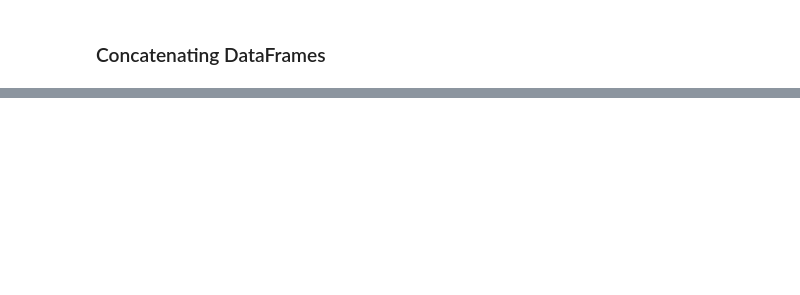
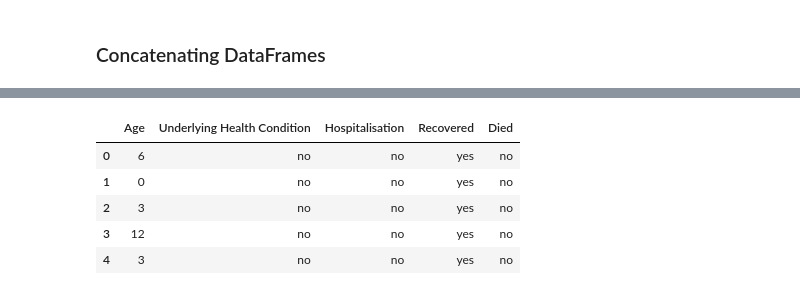
Before and after one commit to AineNicD/simulating-data, a Jupyter notebook: simulating-data.ipynb, the cells around one changed output, grey strips where cells are left out. Drawn from its saved outputs; the diff is of its cells as text; code cells hidden in the pictures; blank space fills up the shorter version.

```diff
--- a/simulating-data.ipynb
+++ b/simulating-data.ipynb
@@ -543,0 +666,9 @@ print(df)
+# %%
+df.head()
+# %% [output]
+|  | Age | Underlying Health Condition | Hospitalisation | Recovered | Died |
+| 0 | 6 | no | no | yes | no |
+| 1 | 0 | no | no | yes | no |
+| 2 | 3 | no | no | yes | no |
+| 3 | 12 | no | no | yes | no |
+| 4 | 3 | no | no | yes | no |
```
Also changed, not shown: parts of 27 cells of this notebook.
